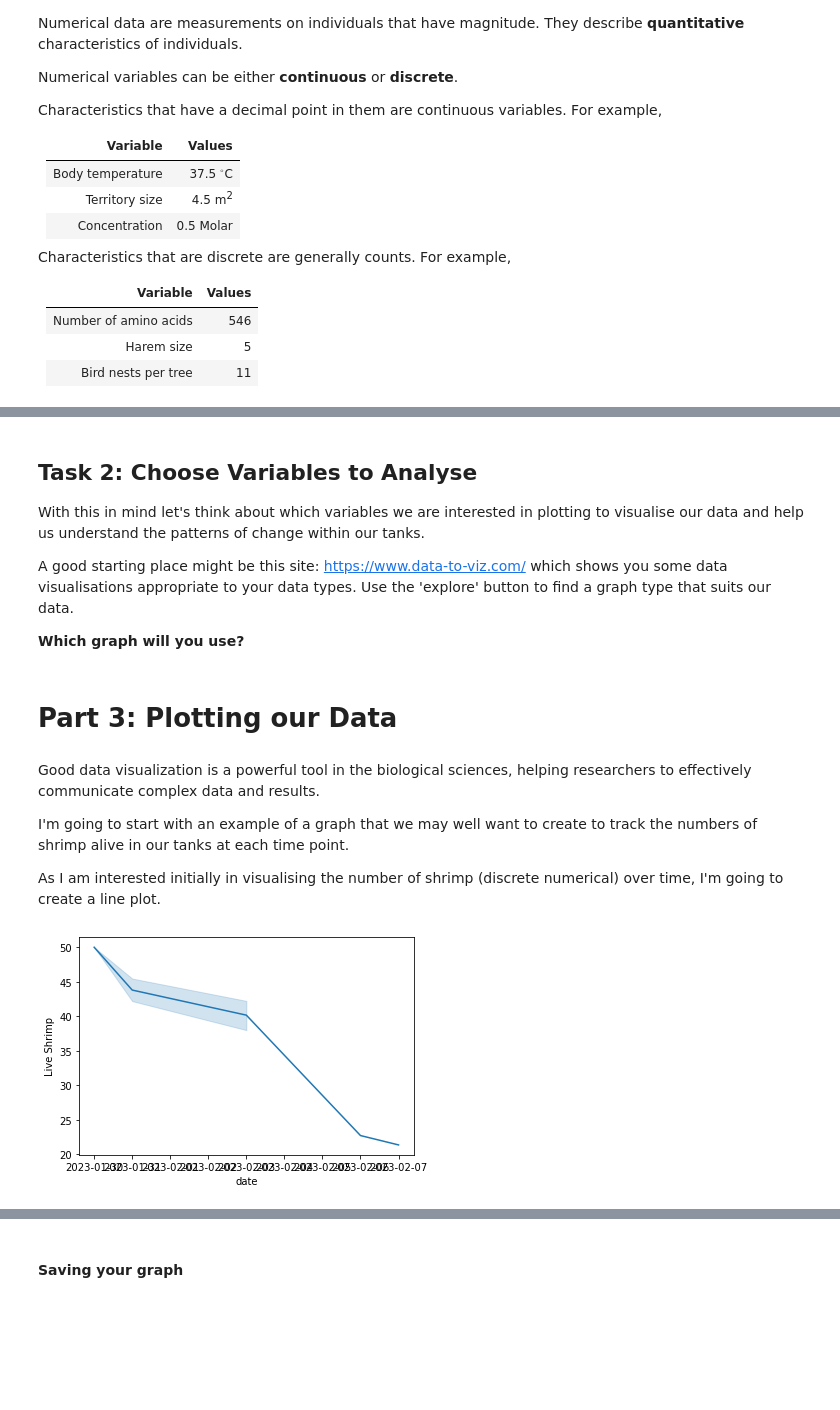
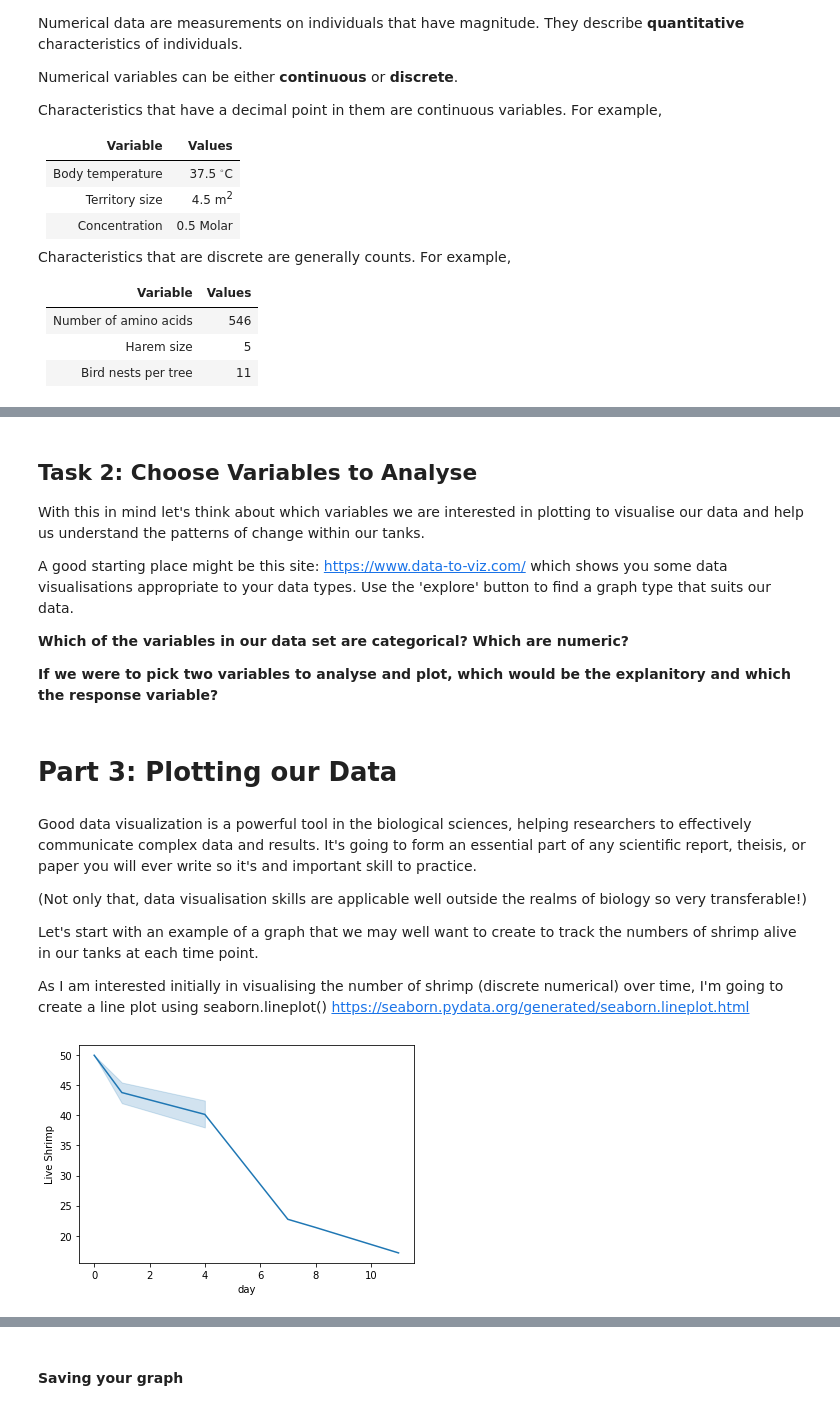
Before and after one commit to nathcmedd/Environment, a Jupyter notebook: data_workshop_answered.ipynb, the cells around one changed output, grey strips where cells are left out. Saved outputs shown, nothing was run; the diff lists cells and outputs as text; code cells hidden in the pictures; blank space fills up the shorter version.

```diff
--- a/data_workshop_answered.ipynb
+++ b/data_workshop_answered.ipynb
@@ -168,20 +186,27 @@ With this in mind let's think about which variables we are interested in plottin
 
 A good starting place might be this site: https://www.data-to-viz.com/ which shows you some data visualisations appropriate to your data types. Use the 'explore' button to find a graph type that suits our data.
 
-**Which graph will you use?**
+**Which of the variables in our data set are categorical? Which are numeric?**
+
+**If we were to pick two variables to analyse and plot, which would be the explanitory and which the response variable?**
 # %% [markdown]
 # Part 3: Plotting our Data
 # %% [markdown]
-Good data visualization is a powerful tool in the biological sciences, helping researchers to effectively communicate complex data and results.
+Good data visualization is a powerful tool in the biological sciences, helping researchers to effectively communicate complex data and results. It's going to form an essential part of any scientific report, theisis, or paper you will ever write so it's and important skill to practice.
 
-I'm going to start with an example of a graph that we may well want to create to track the numbers of shrimp alive in our tanks at each time point.
+(Not only that, data visualisation skills are applicable well outside the realms of biology so very transferable!)
 
-As I am interested initially in visualising the number of shrimp (discrete numerical) over time, I'm going to create a line plot.
+Let's start with an example of a graph that we may well want to create to track the numbers of shrimp alive in our tanks at each time point.
+
+As I am interested initially in visualising the number of shrimp (discrete numerical) over time, I'm going to create a line plot using seaborn.lineplot() https://seaborn.pydata.org/generated/seaborn.lineplot.html
-# %%
-import seaborn as sns
-import matplotlib.pyplot as plt
-
-shrimp = sns.lineplot(x= micros['date'], y=micros['Live Shrimp'])
-# %% [output]
-[figure, removed]
+# %%
+#Remember when using a new module we need to 'import', we say 'as sns' here just as an abreviation
+import seaborn as sns
+
+#You may notice I have broken this graph code down across multiple lines for readability
+sns.lineplot(data = micros,
+             x="day",
+             y="Live Shrimp",);#This semicolon is a quirk of jupyter notebooks and stops additional plots
+# %% [output]
+[figure, added]
 # %% [markdown]
```
Also changed, not shown: parts of 39 cells of this notebook.
